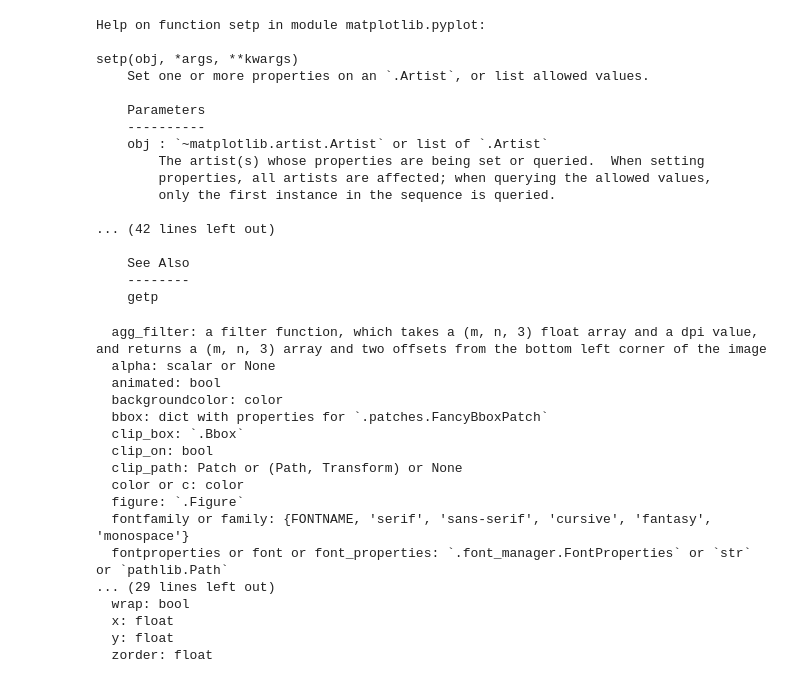
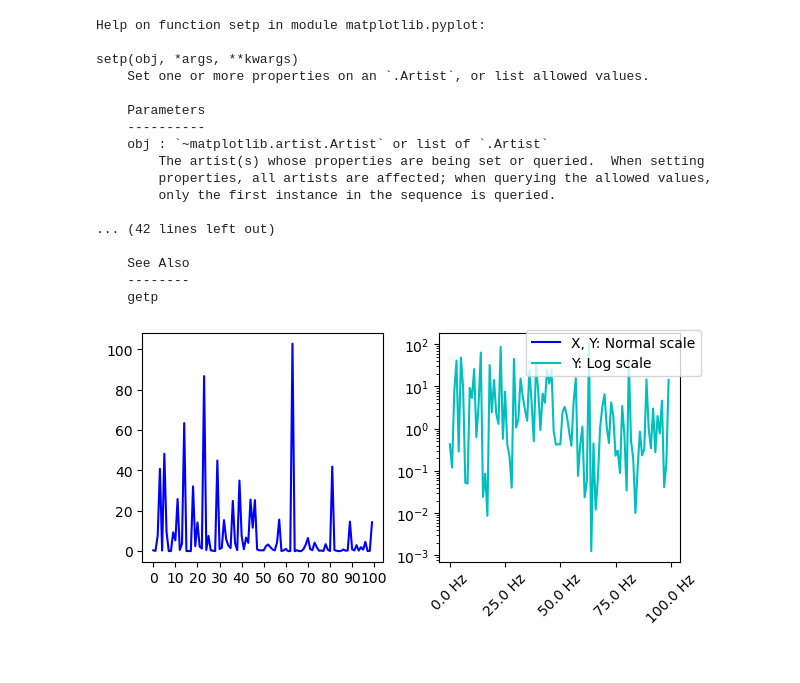
Before and after one commit to AindreaAjax/ML_Introduction, a Jupyter notebook: Data_Visualization/Matplotlib_Basics/03_axis_scales_and_ticks.ipynb, the cells around one changed output. Saved outputs shown, nothing was run; the diff lists cells and outputs as text; code cells hidden in the pictures.

```diff
--- a/Data_Visualization/Matplotlib_Basics/03_axis_scales_and_ticks.ipynb
+++ b/Data_Visualization/Matplotlib_Basics/03_axis_scales_and_ticks.ipynb
@@ -113,23 +131,13 @@ setp(obj, *args, **kwargs)
     See Also
     --------
     getp
-# %%
-plt.setp(ax00.get_xticklabels())
-# %% [output]
-  agg_filter: a filter function, which takes a (m, n, 3) float array and a dpi value, and returns a (m, n, 3) array and two offsets from the bottom left corner of the image
-  alpha: scalar or None
-  animated: bool
-  backgroundcolor: color
-  bbox: dict with properties for `.patches.FancyBboxPatch`
-  clip_box: `.Bbox`
-  clip_on: bool
-  clip_path: Patch or (Path, Transform) or None
-  color or c: color
-  figure: `.Figure`
-  fontfamily or family: {FONTNAME, 'serif', 'sans-serif', 'cursive', 'fantasy', 'monospace'}
-  fontproperties or font or font_properties: `.font_manager.FontProperties` or `str` or `pathlib.Path`
-... (29 lines left out)
-  wrap: bool
-  x: float
-  y: float
-  zorder: float
+# %%
+plt.sca(ax01)
+
+xtick_labels = ax01.get_xticklabels()
+
+plt.setp(xtick_labels, rotation=45, horizontalalignment="center")
+
+plt.show()
+# %% [output]
+[figure, added]
```
Also changed, not shown: parts of 8 cells of this notebook.
